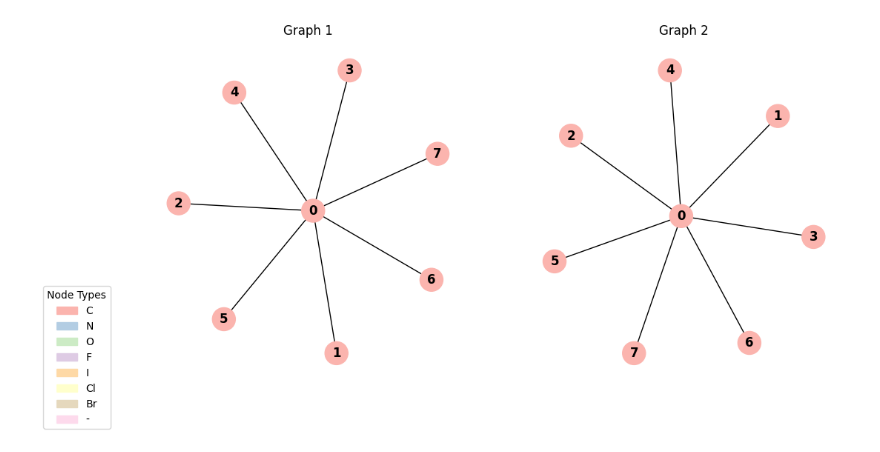
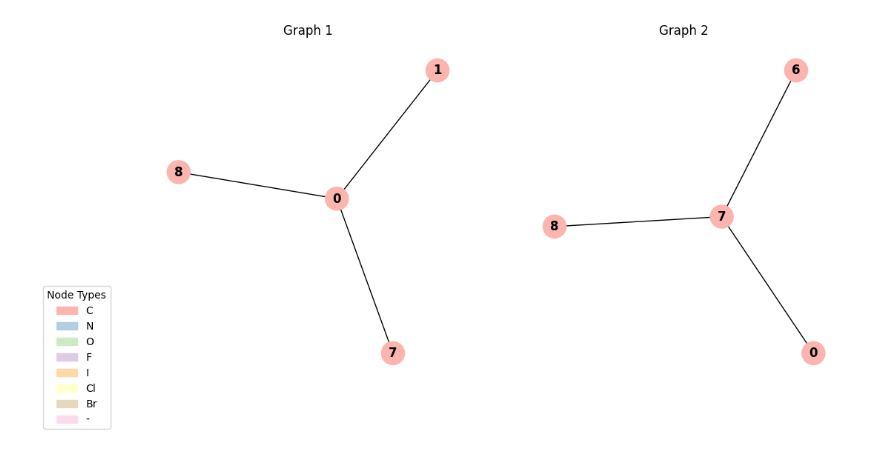
Before and after one commit to tsimiho/gmn, a Jupyter notebook: cross_mutag.ipynb, the cells around one changed output. Drawn from its saved outputs; the diff is of its cells as text; code cells hidden in the pictures.

```diff
--- a/cross_mutag.ipynb
+++ b/cross_mutag.ipynb
@@ -772,7 +790,8 @@ train(model, optimizer, pairs, labels, newargs.batch_size, str(hyperparams))
 # %%
-c = f"class_3"
+c = f"class_0"
 idx1 = random.sample(range(len(small_classes[c])), 1)[0]
 idx2 = random.sample(range(len(small_classes[c])), 1)[0]
+idx3 = random.sample(range(len(small_classes[c])), 1)[0]
 graph1, graph2 = small_classes[c][idx1], small_classes[c][idx2]
 model.eval()
 
@@ -796,10 +834,10 @@ print_attentions(attention_nodes, d="21")
 # %%
-mp_0 = mutual_pairs(attention_nodes, 3)
+mp_0 = mutual_pairs(attention_nodes, 1)
 vf2 = MCS(mp_0)
 patterns = vf2.find_mcs(graph1, graph2)
+
+print_patterns(patterns, graph1, graph2)
+# %% [output]
+[figure, added]
-# %%
-print_patterns(patterns, graph1, graph2)
-# %% [output]
-[figure, removed]
 # %%
 torch.save((graph1, graph2, attentions), "synthetic_info5.pt")
```
Also changed, not shown: parts of 3 cells of this notebook, 2 other files.
